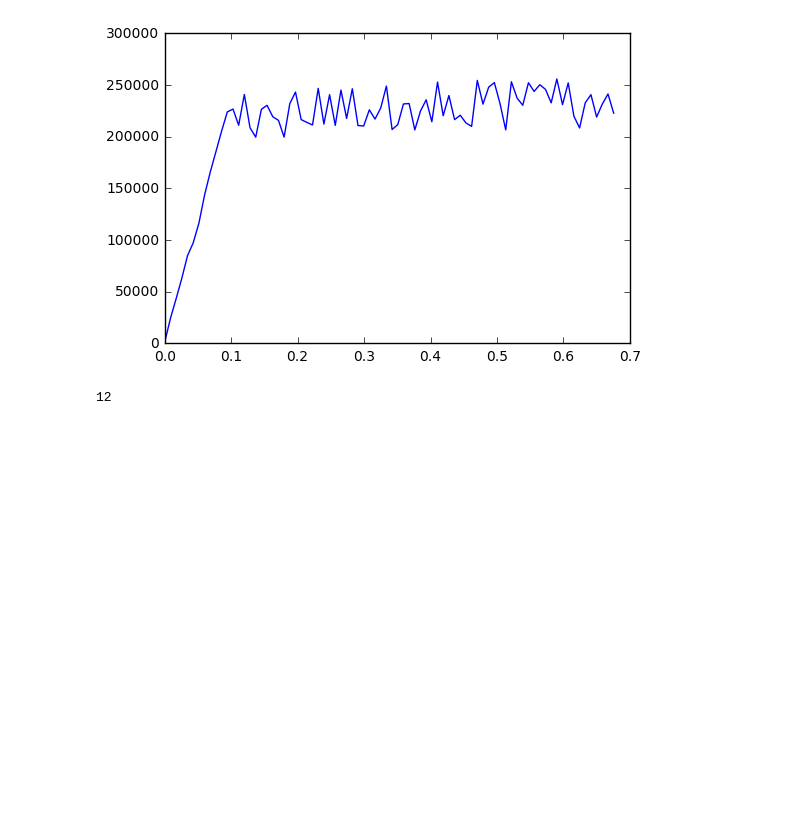
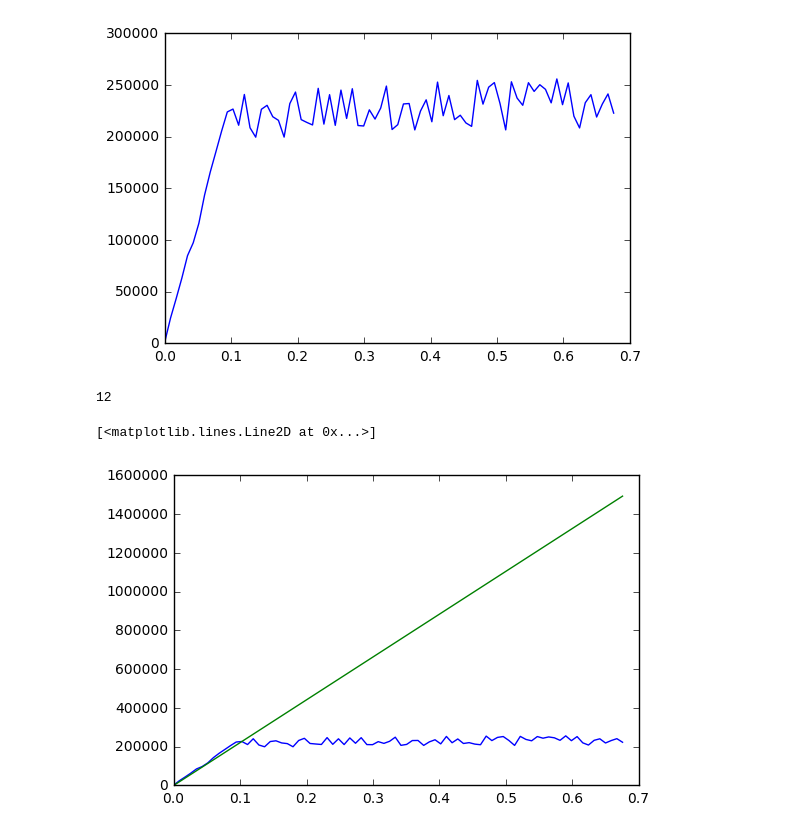
Before and after one commit to gwenwhite/project1, a Jupyter notebook: Gwen-scratch.ipynb, the cells around one changed output. Cells and saved outputs as stored; diff of their text form; code cells hidden in the pictures; blank space fills up the shorter version.

Commit message:
calculated youngs modulus and plotted against data to ensure it matches

```diff
--- a/Gwen-scratch.ipynb
+++ b/Gwen-scratch.ipynb
@@ -33,3 +33,26 @@ for i in dy:
 print(bp)
 # %% [output]
 12
+# %%
+#put previous code into a function
+def young_mods(data):
+    for i in range(len(data)):
+        dx = 0.1
+        dy = diff(data)/dx
+    bp = -1
+    for i in dy:
+        bp += 1
+        if i < 0:
+            break
+#below is youngs modulus formula for data until breakpoint(bp)
+    E = data[12]/(a[:,0][12])
+    return(E[1])
+# %%
+data = a
+E = young_mods(data)
+v = E*a[:,0]
+plt.plot(a[:,0], a[:,1])
+plt.plot(a[:,0], v)
+# %% [output]
+[<matplotlib.lines.Line2D at 0x...>]
+[figure, added]
```
